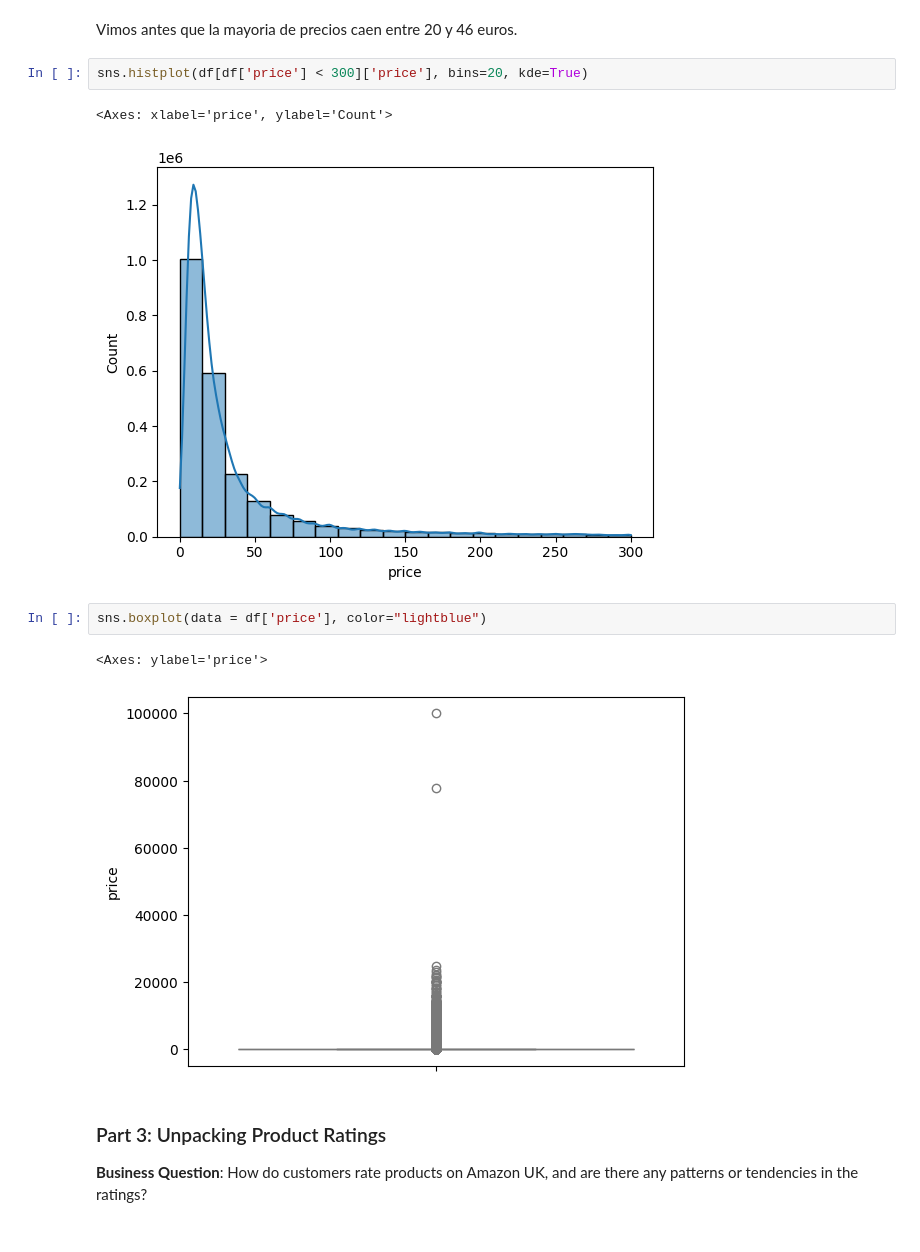
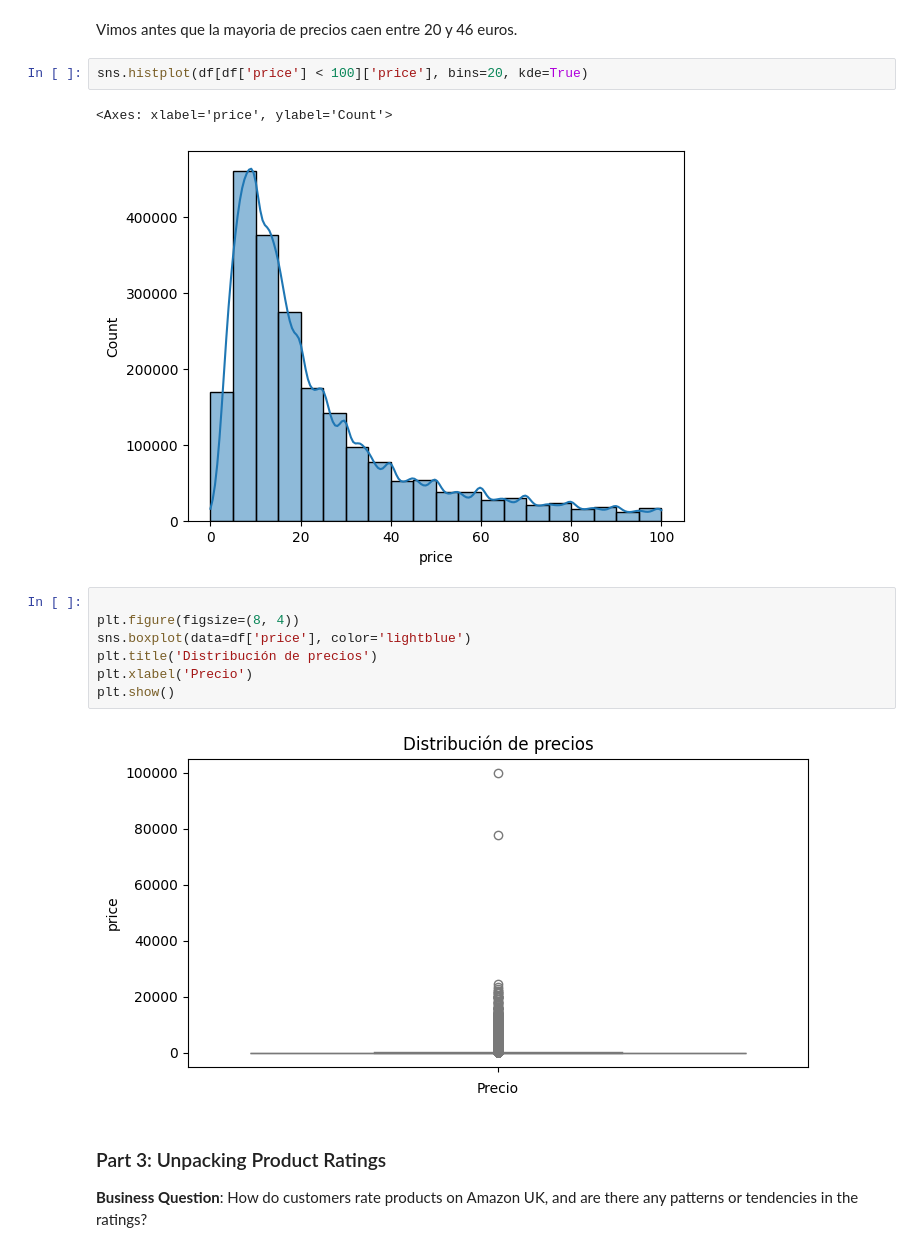
Before and after one commit to data-bootcamp-v4/lab-eda-univariate, a Jupyter notebook: lab-eda-univariate.ipynb, the cells around one changed output. Drawn from its saved outputs; the diff is of its cells as text.

```diff
--- a/lab-eda-univariate.ipynb
+++ b/lab-eda-univariate.ipynb
@@ -239,15 +239,19 @@ Los cuantiles nos dicen que les objetos son por lo general baratos ya que el 75
 # %% [markdown]
 Vimos antes que la mayoria de precios caen entre 20 y 46 euros.
 # %%
-sns.histplot(df[df['price'] < 300]['price'], bins=20, kde=True)
+sns.histplot(df[df['price'] < 100]['price'], bins=20, kde=True)
 # %% [output]
 <Axes: xlabel='price', ylabel='Count'>
-[figure, old version]
+[figure, new version]
 # %%
-sns.boxplot(data = df['price'], color="lightblue")
+
+plt.figure(figsize=(8, 4))
+sns.boxplot(data=df['price'], color='lightblue')
+plt.title('Distribución de precios')
+plt.xlabel('Precio')
+plt.show()
 # %% [output]
-<Axes: ylabel='price'>
-[figure, old version]
+[figure, new version]
 # %% [markdown]
 ### Part 3: Unpacking Product Ratings
 
```
Also changed, not shown: parts of 11 cells of this notebook.
